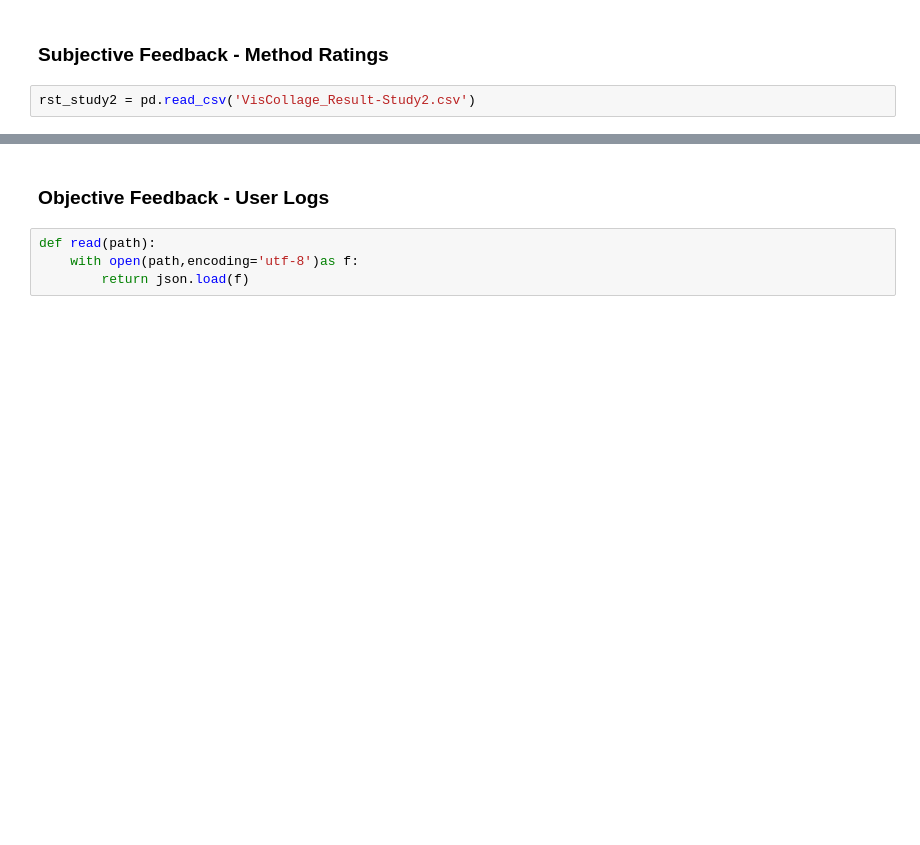
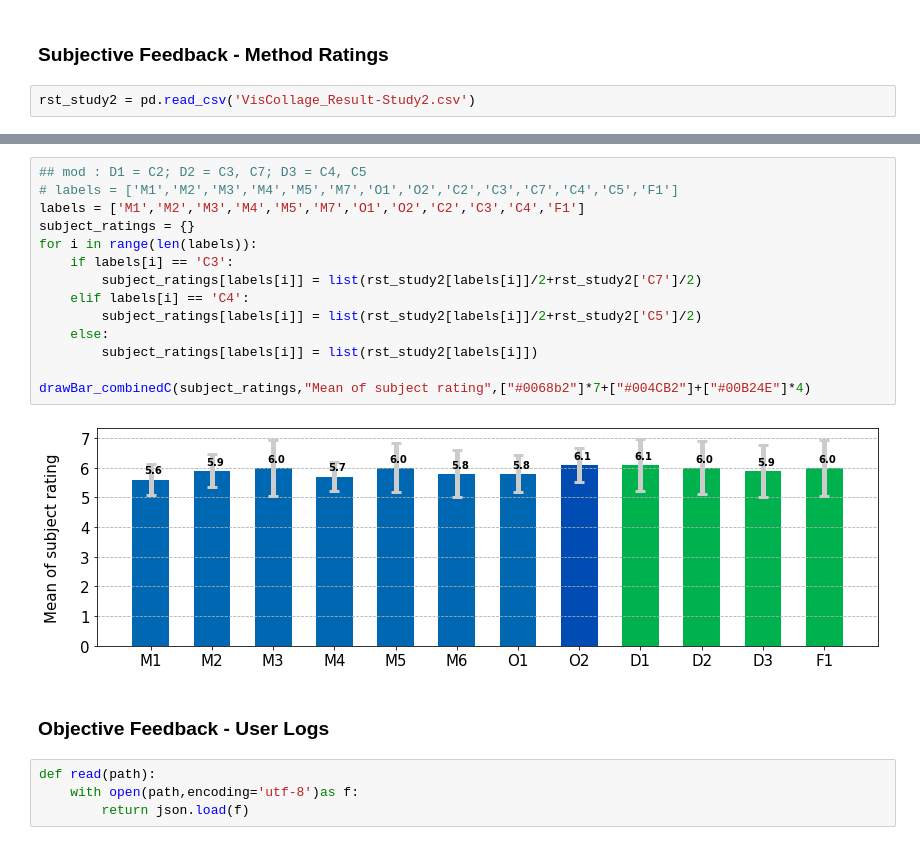
Before and after one commit to yeeet0421/VisCollage, a Jupyter notebook: VisCollage-master/result analysis/VisCollage_Result.ipynb, the cells around one changed output, grey strips where cells are left out. Saved outputs shown, nothing was run; the diff lists cells and outputs as text; blank space fills up the shorter version.

Commit message:
combined previous challenges into 4Ds

```diff
--- a/VisCollage-master/result analysis/VisCollage_Result.ipynb
+++ b/VisCollage-master/result analysis/VisCollage_Result.ipynb
@@ -605,3 +659,19 @@ drawBar(subject_ratings,"Mean of subject rating",["#0068b2"]*8+["#004CB2"]+["#00
+# %%
+## mod : D1 = C2; D2 = C3, C7; D3 = C4, C5
+# labels = ['M1','M2','M3','M4','M5','M7','O1','O2','C2','C3','C7','C4','C5','F1']
+labels = ['M1','M2','M3','M4','M5','M7','O1','O2','C2','C3','C4','F1']
+subject_ratings = {}
+for i in range(len(labels)):
+    if labels[i] == 'C3':
+        subject_ratings[labels[i]] = list(rst_study2[labels[i]]/2+rst_study2['C7']/2)
+    elif labels[i] == 'C4':
+        subject_ratings[labels[i]] = list(rst_study2[labels[i]]/2+rst_study2['C5']/2)
+    else:
+        subject_ratings[labels[i]] = list(rst_study2[labels[i]])
+
+drawBar_combinedC(subject_ratings,"Mean of subject rating",["#0068b2"]*7+["#004CB2"]+["#00B24E"]*4)
+# %% [output]
+[figure, added]
 # %% [markdown]
 ### Objective Feedback - User Logs
 # %%
```
Also changed, not shown: parts of 4 cells of this notebook.
